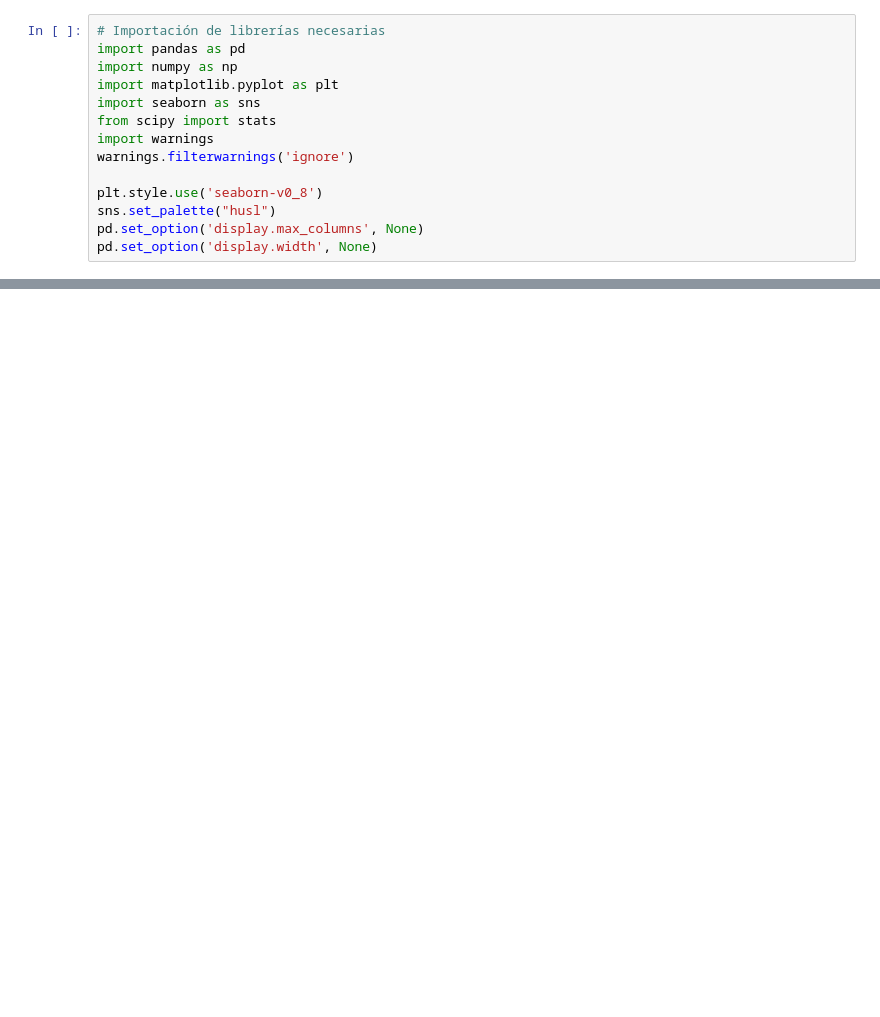
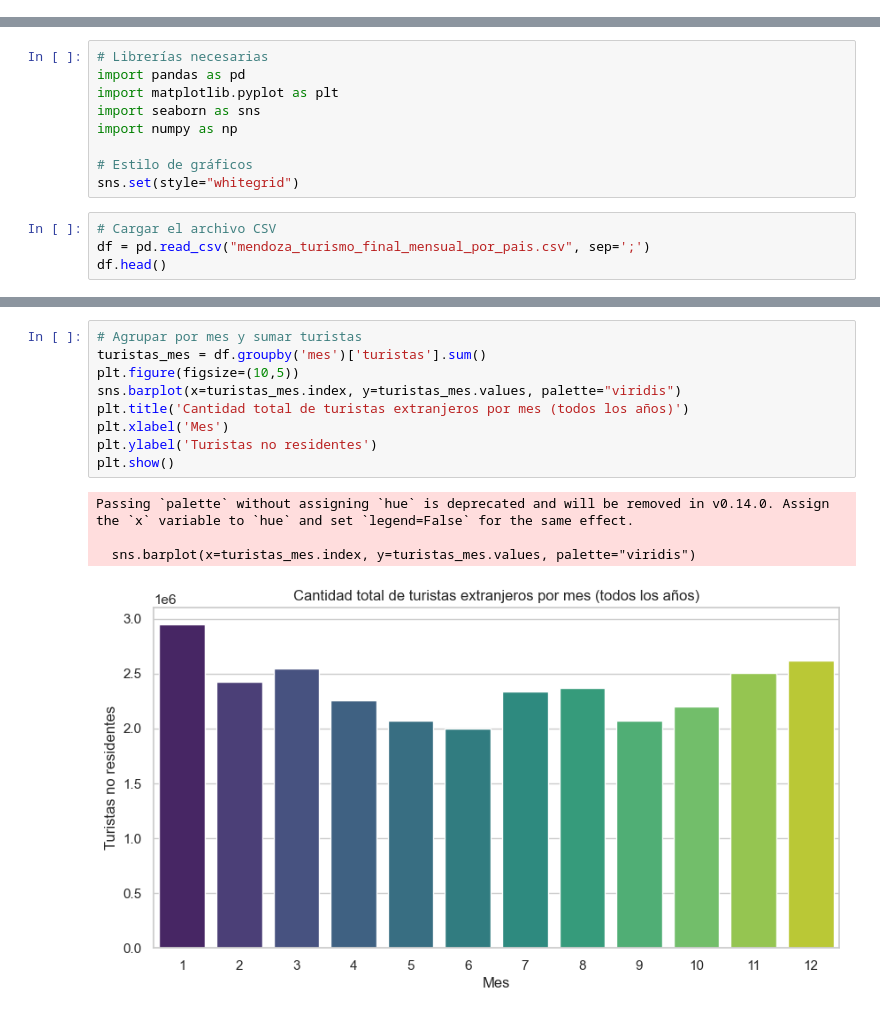
Before and after one commit to Juliccc/Demanda_hotelera, a Jupyter notebook: parte3.ipynb, the cells around one changed output, grey strips where cells are left out. Drawn from its saved outputs; the diff is of its cells as text; blank space fills up the shorter version.

```diff
--- a/parte3.ipynb
+++ b/parte3.ipynb
@@ -13,14 +0,0 @@
-# %%
-# Importación de librerías necesarias
-import pandas as pd
-import numpy as np
-import matplotlib.pyplot as plt
-import seaborn as sns
-from scipy import stats
-import warnings
-warnings.filterwarnings('ignore')
-
-plt.style.use('seaborn-v0_8')
-sns.set_palette("husl")
-pd.set_option('display.max_columns', None)
-pd.set_option('display.width', None)
@@ -125,0 +10,13 @@ print(corr_abs)
+# %%
+# Librerías necesarias
+import pandas as pd
+import matplotlib.pyplot as plt
+import seaborn as sns
+import numpy as np
+
+# Estilo de gráficos
+sns.set(style="whitegrid")
+# %%
+# Cargar el archivo CSV
+df = pd.read_csv("mendoza_turismo_final_mensual_por_pais.csv", sep=';')
+df.head()
@@ -125,0 +34,14 @@ print(corr_abs)
+# %%
+# Agrupar por mes y sumar turistas
+turistas_mes = df.groupby('mes')['turistas'].sum()
+plt.figure(figsize=(10,5))
+sns.barplot(x=turistas_mes.index, y=turistas_mes.values, palette="viridis")
+plt.title('Cantidad total de turistas extranjeros por mes (todos los años)')
+plt.xlabel('Mes')
+plt.ylabel('Turistas no residentes')
+plt.show()
+# %% [output]
+Passing `palette` without assigning `hue` is deprecated and will be removed in v0.14.0. Assign the `x` variable to `hue` and set `legend=False` for the same effect.
+
+  sns.barplot(x=turistas_mes.index, y=turistas_mes.values, palette="viridis")
+[figure, added]
```
Also changed, not shown: parts of 31 cells of this notebook, 2 other files.
